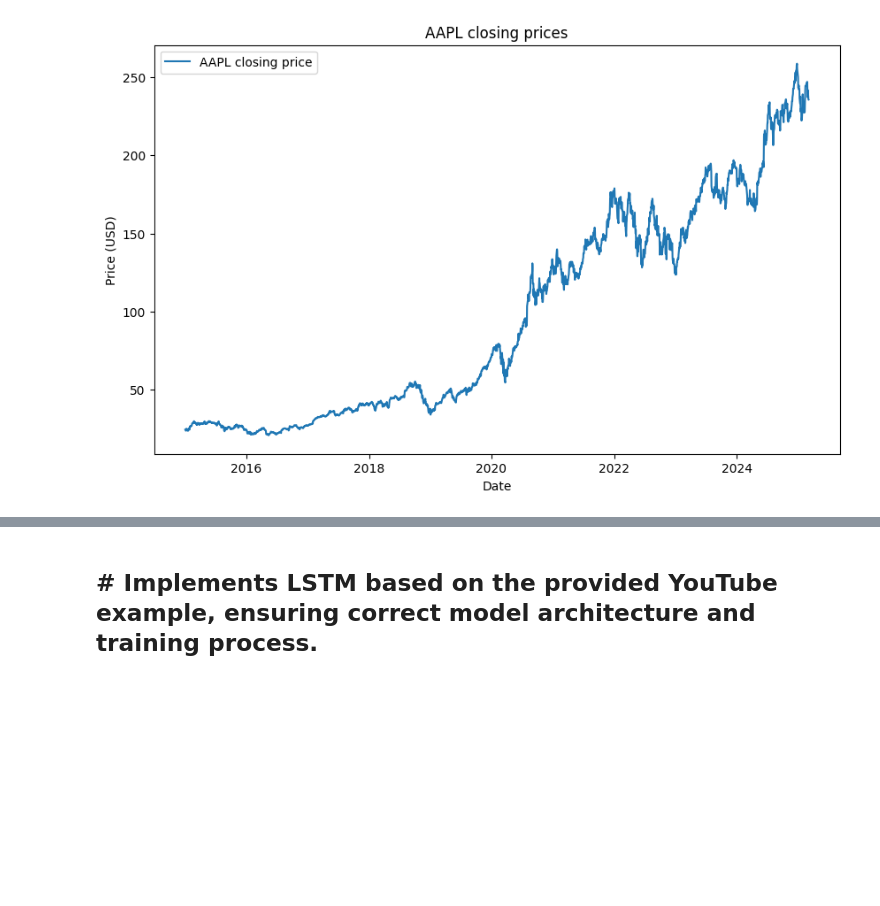
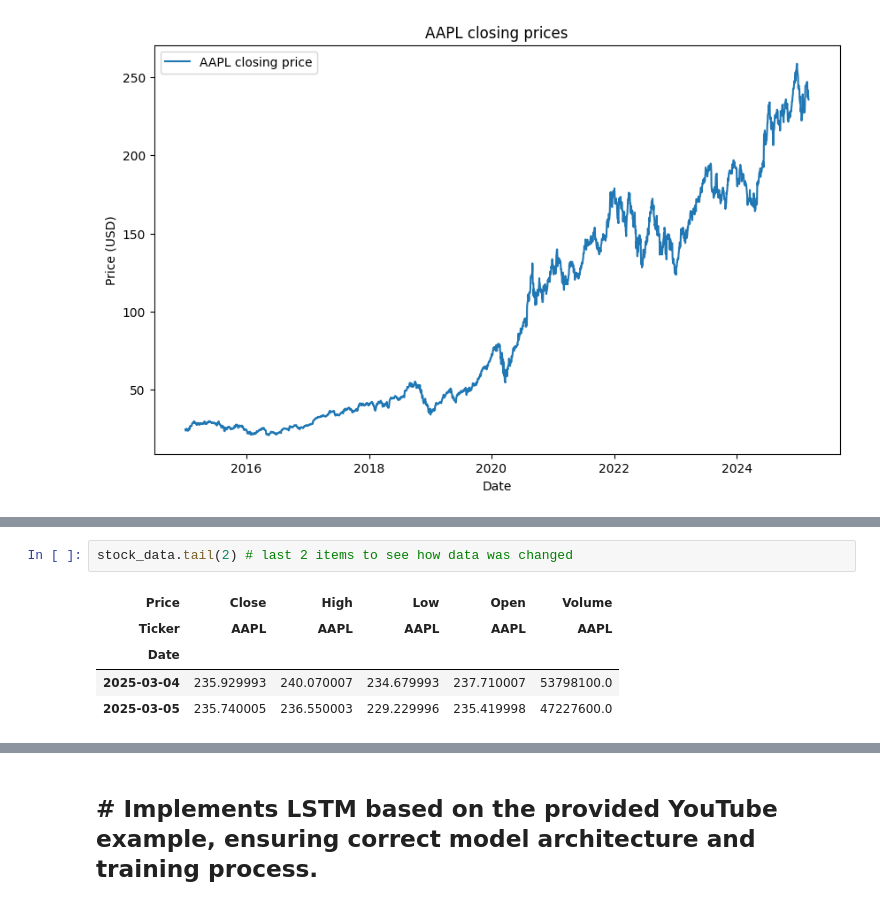
Before and after one commit to svetlanama/Data-Science-in-Finance-, a Jupyter notebook: DSIF9_0_Time_series_modelling_in_Financial_Services.ipynb, the cells around one changed output, grey strips where cells are left out. Drawn from its saved outputs; the diff is of its cells as text; blank space fills up the shorter version.

```diff
--- a/DSIF9_0_Time_series_modelling_in_Financial_Services.ipynb
+++ b/DSIF9_0_Time_series_modelling_in_Financial_Services.ipynb
@@ -800,0 +816,8 @@ plot_stock_price(stock_data, chosen_stock)
+# %%
+stock_data.tail(2) # last 2 items to see how data was changed
+# %% [output]
+| Price | Close | High | Low | Open | Volume |
+| Ticker | AAPL | AAPL | AAPL | AAPL | AAPL |
+| Date |  |  |  |  |  |
+| 2025-03-04 | 235.929993 | 240.070007 | 234.679993 | 237.710007 | 53798100.0 |
+| 2025-03-05 | 235.740005 | 236.550003 | 229.229996 | 235.419998 | 47227600.0 |
```
Also changed, not shown: parts of 13 cells of this notebook.
